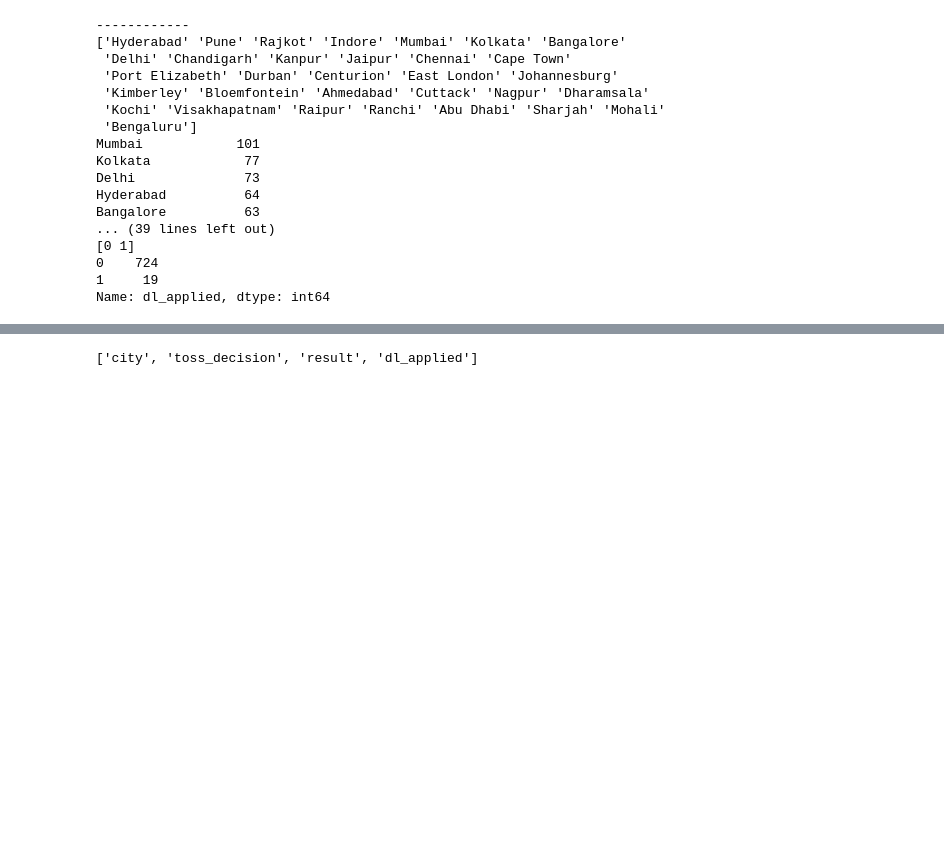
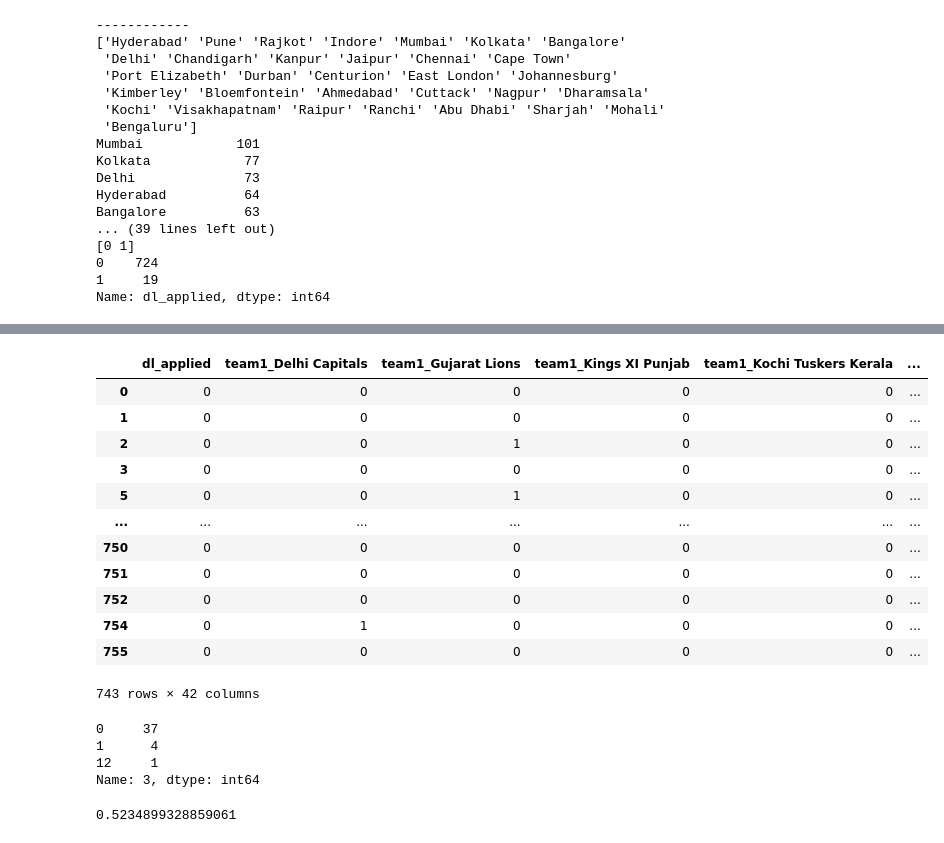
Before and after one commit to AkshayDawkhar/IPL_predictions, a Jupyter notebook: Untitled2.ipynb, the cells around one changed output, grey strips where cells are left out. Cells and saved outputs as stored; diff of their text form; code cells hidden in the pictures; blank space fills up the shorter version.

```diff
--- a/Untitled2.ipynb
+++ b/Untitled2.ipynb
@@ -71,8 +71,8 @@ data['team1']=data['team1'].str.replace('Deccan Chargers','Sunrisers Hyderabad')
 data['team2']=data['team2'].str.replace('Deccan Chargers','Sunrisers Hyderabad')
 data['winner']=data['winner'].str.replace('Deccan Chargers','Sunrisers Hyderabad')
 # %%
-x = ["city", "toss_decision", "result", "dl_applied"]
-for i in x:
+x_name = ["city", "toss_decision", "result", "dl_applied"]
+for i in x_name:
   print("------------")
   print(data[i].unique())
   print(data[i].value_counts())
@@ -104,11 +154,29 @@ X = pd.get_dummies(X, ["team1","team2", "toss_winner", "toss_decision", "result"
 # %%
-from sklearn.preprocessing import LabelEncoder
 le = LabelEncoder()
 y = le.fit_transform(y)
+
+y
+# %% [output]
+|  | dl_applied | team1_Delhi Capitals | team1_Gujarat Lions | team1_Kings XI Punjab | team1_Kochi Tuskers Kerala | ... |
+| 0 | 0 | 0 | 0 | 0 | 0 | ... |
+| 1 | 0 | 0 | 0 | 0 | 0 | ... |
+| 2 | 0 | 0 | 1 | 0 | 0 | ... |
+| 3 | 0 | 0 | 0 | 0 | 0 | ... |
+| 5 | 0 | 0 | 1 | 0 | 0 | ... |
+| ... | ... | ... | ... | ... | ... | ... |
+| 750 | 0 | 0 | 0 | 0 | 0 | ... |
+| 751 | 0 | 0 | 0 | 0 | 0 | ... |
+| 752 | 0 | 0 | 0 | 0 | 0 | ... |
+| 754 | 0 | 1 | 0 | 0 | 0 | ... |
+| 755 | 0 | 0 | 0 | 0 | 0 | ... |
+743 rows × 42 columns
 # %%
 from sklearn.model_selection import train_test_split
 x_train, x_test, y_train, y_test = train_test_split(X, y, train_size = 0.8)
-# %%
-print(x)
-# %% [output]
-['city', 'toss_decision', 'result', 'dl_applied']
+# %%
+print(X.iloc[3].value_counts())
+# %% [output]
+0     37
+1      4
+12     1
+Name: 3, dtype: int64
@@ -114,0 +187,11 @@ print(x)
+# %%
+model.fit(x_train, y_train)
+y_pred = model.predict(x_test)
+from sklearn.metrics import accuracy_score
+ac = accuracy_score(y_pred, y_test)
+ac
+# x_test.to_csv('onehotencoding.csv')
+# 0	78	0	0	0	0	0	0	0	0	0	0	0	0	0	0	0	0	0	0	0	0	0	0	0	0	1	0	0	0	0	0	0	0	0	0	0	,0	,0	,0	,0	,0	,0
+# y_pred
+# %% [output]
+0.5234899328859061
```
Also changed, not shown: parts of 10 cells of this notebook.
